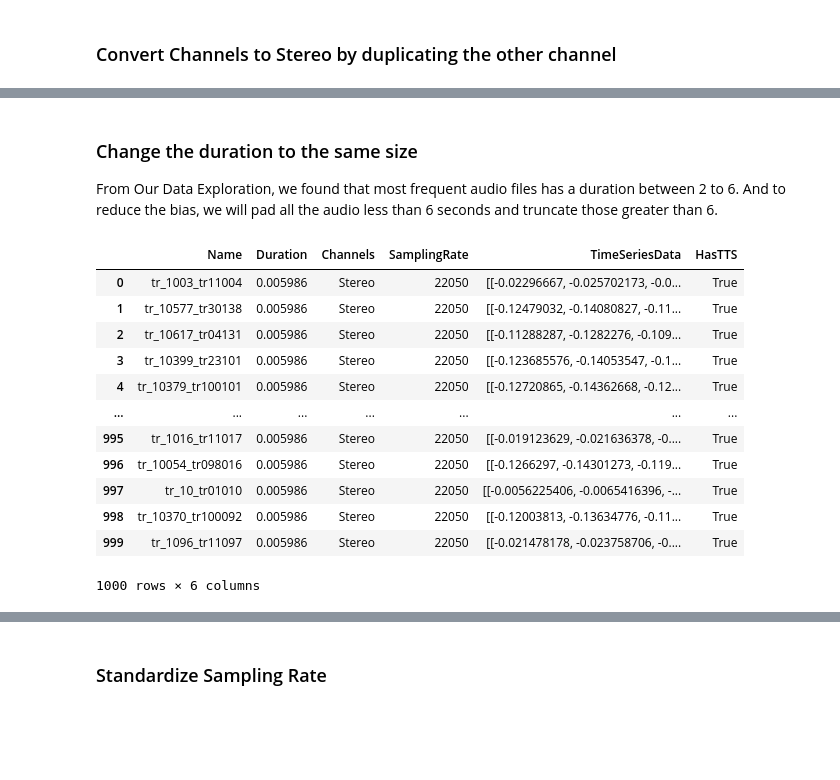
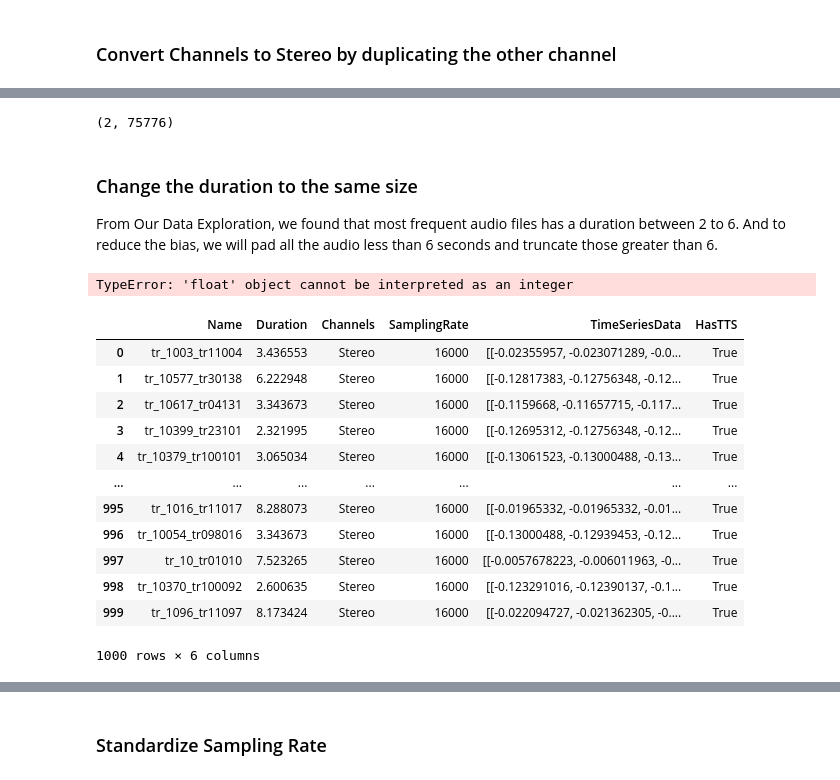
Before and after one commit to ItsDebol/AMH-STT, a Jupyter notebook: notebooks/AudioManipulation.ipynb, the cells around one changed output, grey strips where cells are left out. Cells and saved outputs as stored; diff of their text form; code cells hidden in the pictures; blank space fills up the shorter version.

Commit message:
import and use audio manipulation script

```diff
--- a/notebooks/AudioManipulation.ipynb
+++ b/notebooks/AudioManipulation.ipynb
@@ -95,3 +70,9 @@ df_train_audio_data.loc[0,"TimeSeriesData"].shape
+# %%
+# am_train.get_audio_info().head().loc[0,"TimeSeriesData"].shape
+num_rows, y_len = am_train.get_audio_info().loc[0,"TimeSeriesData"].shape
+num_rows,y_len
+# %% [output]
+(2, 75776)
 # %% [markdown]
 ### Change the duration to the same size
 From Our Data Exploration, we found that most frequent audio files has a duration between 2 to 6. And to reduce the bias, we will pad all the audio less than 6 seconds and truncate those greater than 6.
@@ -127,19 +79,23 @@ df_train_audio_data["Duration"] = resized_duration
-# %%
-df_train_audio_data
-# %% [output]
-|  | Name | Duration | Channels | SamplingRate | TimeSeriesData | HasTTS |
-| 0 | tr_1003_tr11004 | 0.005986 | Stereo | 22050 | [[-0.02296667, -0.025702173, -0.0... | True |
-| 1 | tr_10577_tr30138 | 0.005986 | Stereo | 22050 | [[-0.12479032, -0.14080827, -0.11... | True |
-| 2 | tr_10617_tr04131 | 0.005986 | Stereo | 22050 | [[-0.11288287, -0.1282276, -0.109... | True |
-| 3 | tr_10399_tr23101 | 0.005986 | Stereo | 22050 | [[-0.123685576, -0.14053547, -0.1... | True |
-| 4 | tr_10379_tr100101 | 0.005986 | Stereo | 22050 | [[-0.12720865, -0.14362668, -0.12... | True |
-| ... | ... | ... | ... | ... | ... | ... |
-| 995 | tr_1016_tr11017 | 0.005986 | Stereo | 22050 | [[-0.019123629, -0.021636378, -0.... | True |
-| 996 | tr_10054_tr098016 | 0.005986 | Stereo | 22050 | [[-0.1266297, -0.14301273, -0.119... | True |
-| 997 | tr_10_tr01010 | 0.005986 | Stereo | 22050 | [[-0.0056225406, -0.0065416396, -... | True |
-| 998 | tr_10370_tr100092 | 0.005986 | Stereo | 22050 | [[-0.12003813, -0.13634776, -0.11... | True |
-| 999 | tr_1096_tr11097 | 0.005986 | Stereo | 22050 | [[-0.021478178, -0.023758706, -0.... | True |
-1000 rows × 6 columns
+# %%
+am_train.resize_audio()
+# %% [output]
+TypeError: 'float' object cannot be interpreted as an integer
+# %%
+am_train.get_audio_info()
+# %% [output]
+|  | Name | Duration | Channels | SamplingRate | TimeSeriesData | HasTTS |
+| 0 | tr_1003_tr11004 | 3.436553 | Stereo | 16000 | [[-0.02355957, -0.023071289, -0.0... | True |
+| 1 | tr_10577_tr30138 | 6.222948 | Stereo | 16000 | [[-0.12817383, -0.12756348, -0.12... | True |
+| 2 | tr_10617_tr04131 | 3.343673 | Stereo | 16000 | [[-0.1159668, -0.11657715, -0.117... | True |
+| 3 | tr_10399_tr23101 | 2.321995 | Stereo | 16000 | [[-0.12695312, -0.12756348, -0.12... | True |
+| 4 | tr_10379_tr100101 | 3.065034 | Stereo | 16000 | [[-0.13061523, -0.13000488, -0.13... | True |
+| ... | ... | ... | ... | ... | ... | ... |
+| 995 | tr_1016_tr11017 | 8.288073 | Stereo | 16000 | [[-0.01965332, -0.01965332, -0.01... | True |
+| 996 | tr_10054_tr098016 | 3.343673 | Stereo | 16000 | [[-0.13000488, -0.12939453, -0.12... | True |
+| 997 | tr_10_tr01010 | 7.523265 | Stereo | 16000 | [[-0.0057678223, -0.006011963, -0... | True |
+| 998 | tr_10370_tr100092 | 2.600635 | Stereo | 16000 | [[-0.123291016, -0.12390137, -0.1... | True |
+| 999 | tr_1096_tr11097 | 8.173424 | Stereo | 16000 | [[-0.022094727, -0.021362305, -0.... | True |
+1000 rows × 6 columns
 # %%
 # count sampling rate frequencies
 pd.DataFrame({"count": df_train_audio_data.groupby("SamplingRate")["SamplingRate"].count()})
```
Also changed, not shown: parts of 18 cells of this notebook.
